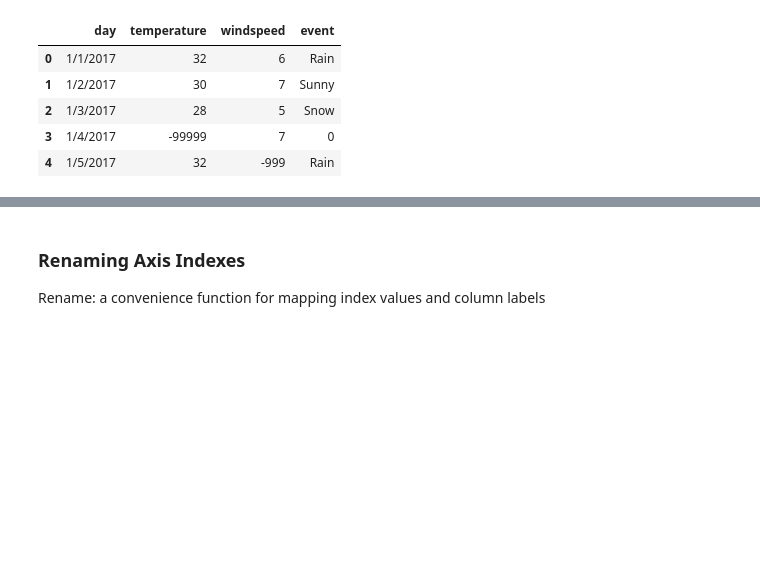
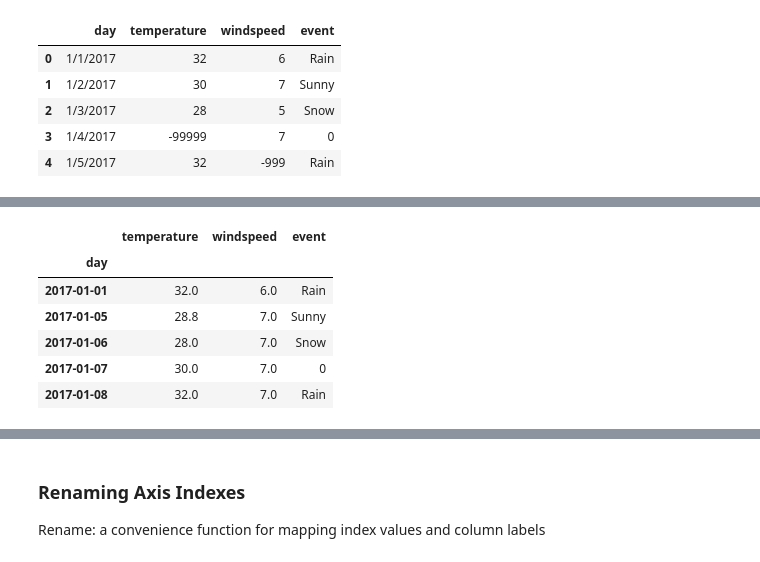
Before and after one commit to weihua77/Data_Science_Daily, a Jupyter notebook: I_Data_Wrangling_Python/2_Data_Cleaning_and_Preprocessing.ipynb, the cells around one changed output, grey strips where cells are left out. Saved outputs shown, nothing was run; the diff lists cells and outputs as text; code cells hidden in the pictures; blank space fills up the shorter version.

```diff
--- a/I_Data_Wrangling_Python/2_Data_Cleaning_and_Preprocessing.ipynb
+++ b/I_Data_Wrangling_Python/2_Data_Cleaning_and_Preprocessing.ipynb
@@ -385,0 +413,10 @@ df2.replace({
+# %%
+df3.interpolate(method='time')  # interpolate NAs based on the DatetimeIndex.
+# %% [output]
+|  | temperature | windspeed | event |
+| day |  |  |  |
+| 2017-01-01 | 32.0 | 6.0 | Rain |
+| 2017-01-05 | 28.8 | 7.0 | Sunny |
+| 2017-01-06 | 28.0 | 7.0 | Snow |
+| 2017-01-07 | 30.0 | 7.0 | 0 |
+| 2017-01-08 | 32.0 | 7.0 | Rain |
```
Also changed, not shown: parts of 9 cells of this notebook, 2 other files.
